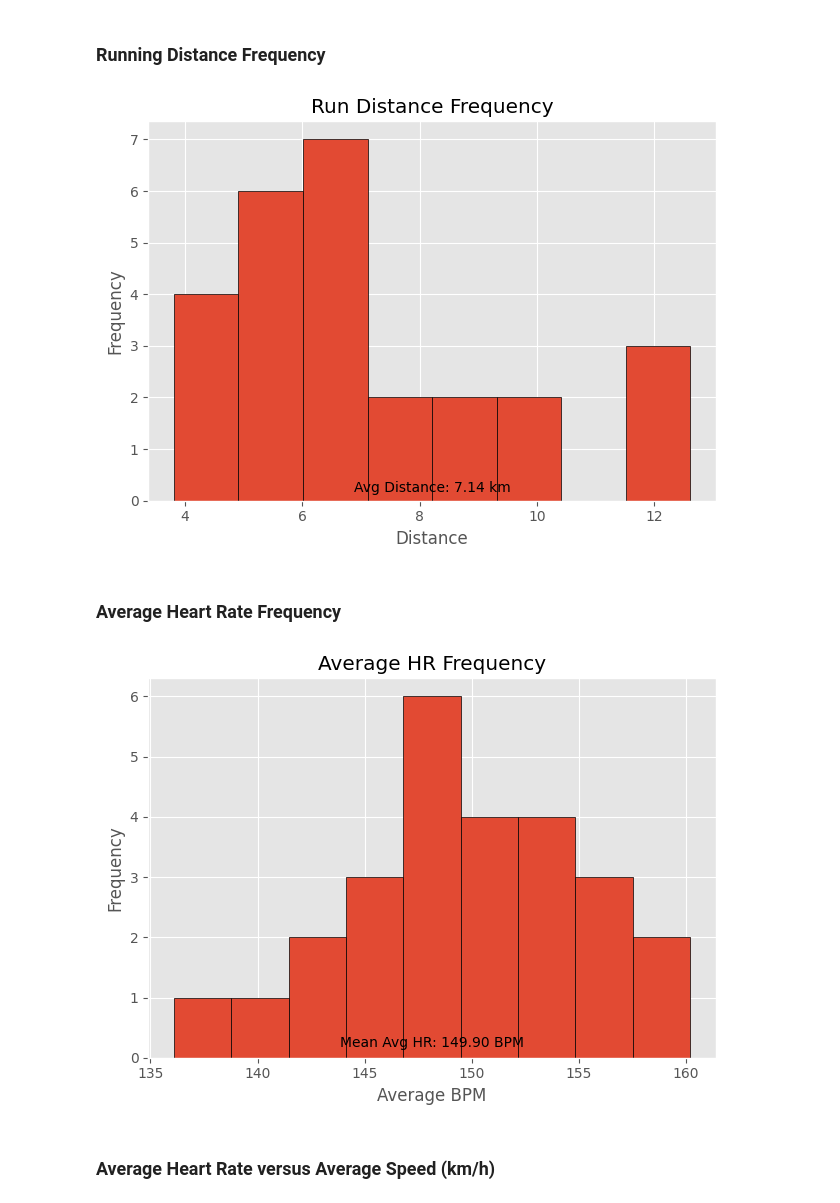
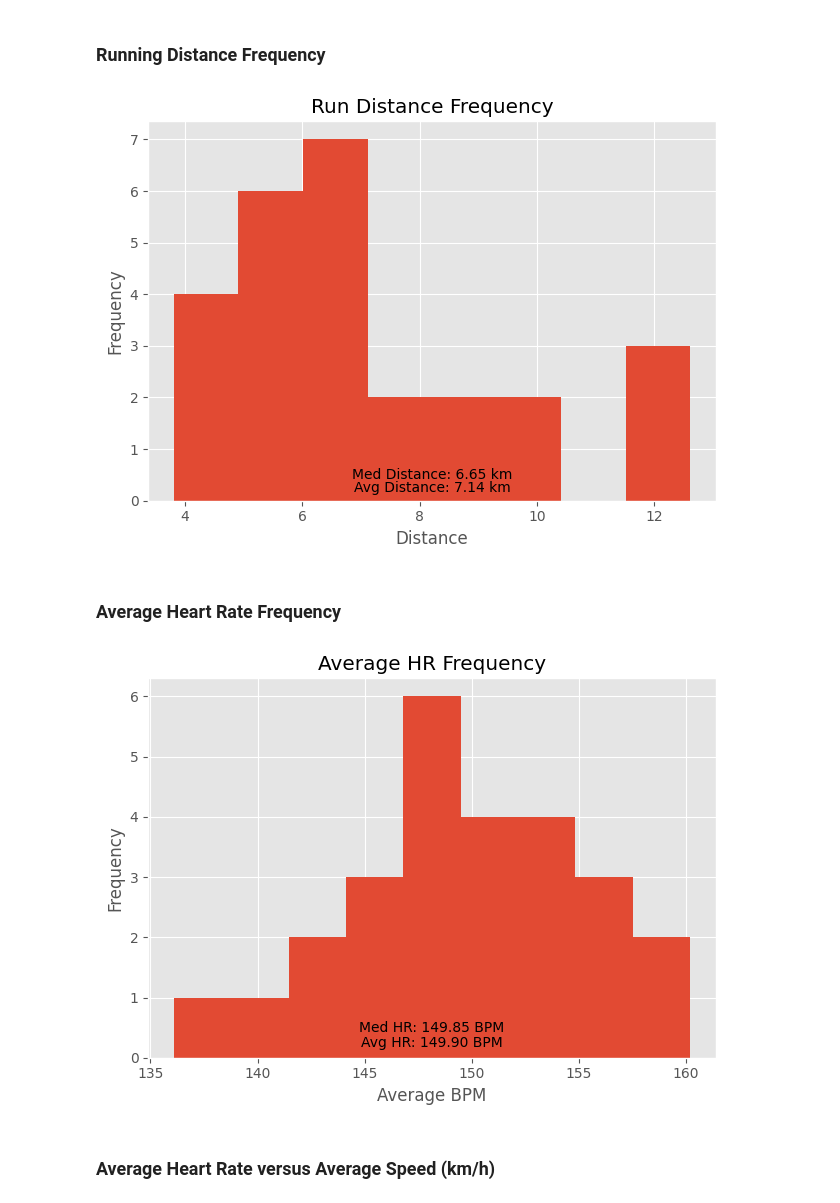
Before and after one commit to palmerac/Elevate, a Jupyter notebook: runStats.ipynb, the cells around one changed output. Saved outputs shown, nothing was run; the diff lists cells and outputs as text; code cells hidden in the pictures.

```diff
--- a/runStats.ipynb
+++ b/runStats.ipynb
@@ -31,3 +33,31 @@ start = time.perf_counter()
+# %%
+def med(df, col, deci=None):
+    median = round(df[col].median(),deci)
+    return median
+
+def avg(df, col, deci=None):
+    average = round(df[col].mean(), deci)
+    return average
+
+def max(df, col, deci=None):
+    maximum = round(df[col].max(),deci)
+    return maximum
+
+def sum(df, col, deci=None):
+    total = round(df[col].sum(),deci)
+    return total
+
+def midp(df, col):
+    midpoint = (df[col].max() + df[col].min()) / 2
+    return midpoint
+
+def rolla(df, col, windw):
+    rolling_average = df[col].rolling(window=windw).mean()
+    return rolling_average
+
+def rnd(val, deci):
+    new = round(val, deci)
+    return new
 # %% [markdown]
 Only counting activities post Europe, export HeartWatch Workouts from Jul 17 - Today and add the csv to the wd
 # %%
@@ -98,12 +130,16 @@ dfRun['CumKM'] = dfRun['km'].cumsum()
 # %%
 rdf_bins = int(dfRun['km'].max() - dfRun['km'].min())
 
-plt.hist(dfRun['km'], edgecolor='black', bins=rdf_bins)
+plt.hist(dfRun['km'], bins=rdf_bins)
 
-# Average Distance Text
-avg_distance = dfRun['km'].mean()
-mid_dist = (dfRun['km'].max() + dfRun['km'].min()) / 2
-plt.text(mid_dist, 0.25, f'Avg Distance: {avg_distance:.2f} km',
+# Average/Median Distance Text
+avg_d = avg(dfRun, 'km',2)
+med_d = med(dfRun, 'km',2)
+mid_d = midp(dfRun, 'km')
+
+plt.text(mid_dist, 0.25, f'Avg Distance: {avg_d:.2f} km',
+         ha='center', va='center', fontsize=10, color='black')
+plt.text(mid_dist, 0.5, f'Med Distance: {med_d:.2f} km',
          ha='center', va='center', fontsize=10, color='black')
 
 plt.title('Run Distance Frequency')
@@ -114,29 +150,33 @@ plt.tight_layout()
 plt.savefig('Graphs/Distance Frequency.png', dpi=300)
 plt.show()
 # %% [output]
-[figure, old version]
+[figure, new version]
 # %% [markdown]
 ### Average Heart Rate Frequency
 # %%
 hrf_bins = int((dfRun['bpm-Avg.'].max() - dfRun['bpm-Avg.'].min())/2.5)
 
-plt.hist(dfRun['bpm-Avg.'], edgecolor='black', bins=hrf_bins)
+plt.hist(dfRun['bpm-Avg.'], bins=hrf_bins)
 
 # Average HR Text
-avg_hr = dfRun['bpm-Avg.'].mean()
-mid_hr = (dfRun['bpm-Avg.'].max() + dfRun['bpm-Avg.'].min()) / 2
-plt.text(mid_hr, .25, f'Mean Avg HR: {avg_hr:.2f} BPM',
+avg_hr = avg(dfRun, 'bpm-Avg.',2)
+med_hr = med(dfRun, 'bpm-Avg.',2)
+mid_hr = midp(dfRun, 'bpm-Avg.')
+
+plt.text(mid_hr, .25, f'Avg HR: {avg_hr:.2f} BPM',
+         ha='center', va='center', fontsize=10, color='black', transform=plt.gca().transData)
+plt.text(mid_hr, .5, f'Med HR: {med_hr:.2f} BPM',
          ha='center', va='center', fontsize=10, color='black', transform=plt.gca().transData)
 
 plt.title('Average HR Frequency')
 plt.xlabel('Average BPM')
 plt.ylabel('Frequency')
 # plt.xticks(rotation=45)
 plt.tight_layout()
 plt.savefig('Graphs/HR Frequency.png', dpi=300)
 plt.show()
 # %% [output]
-[figure, old version]
+[figure, new version]
 # %% [markdown]
 ### Average Heart Rate versus Average Speed (km/h)
 # %%
```
Also changed, not shown: parts of 11 cells of this notebook, 6 other files.
